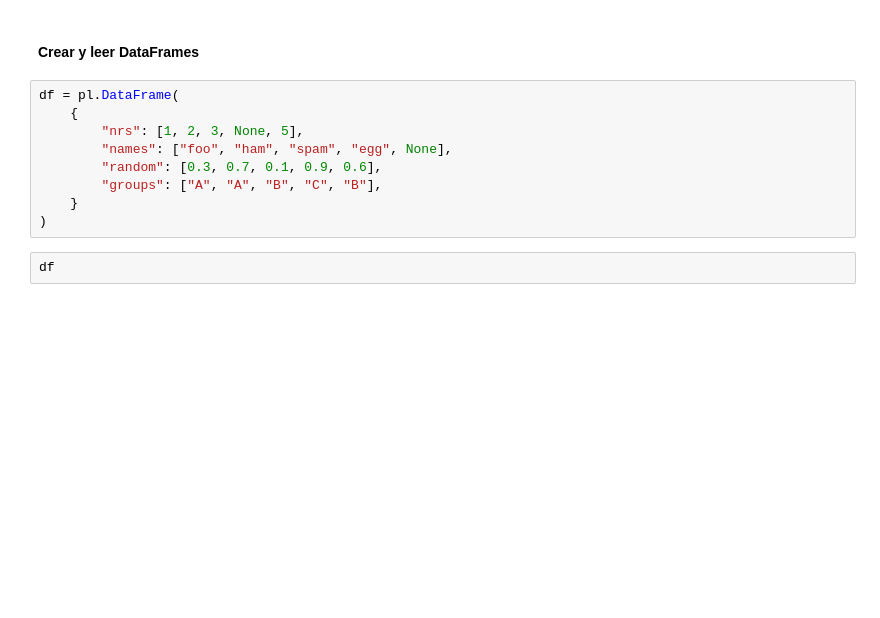
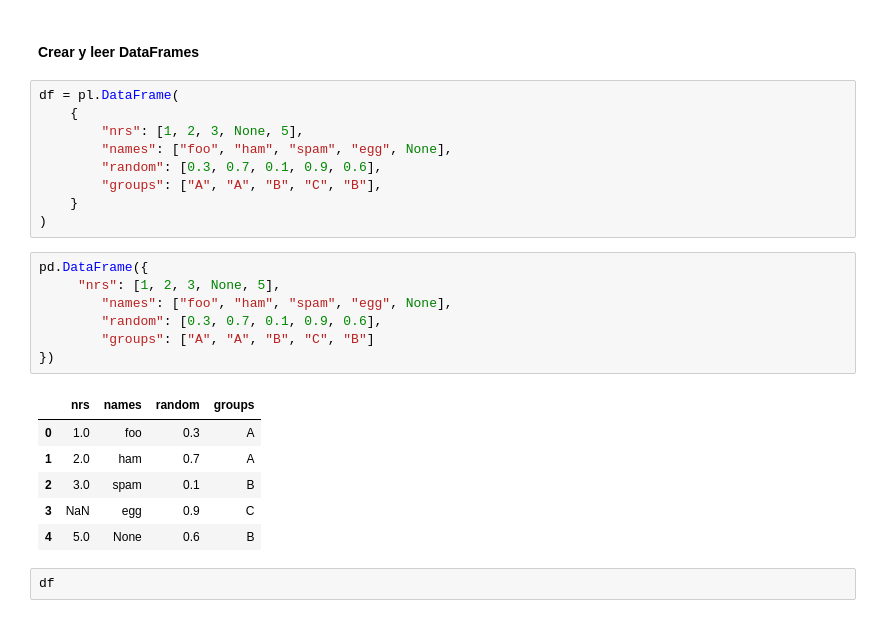
Before and after one commit to jzaineam-cpu/BigData2026, a Jupyter notebook: Cuadernos/5_MediumData_Polars_y_Python2.ipynb, the cells around one changed output. Cells and saved outputs as stored; diff of their text form; blank space fills up the shorter version.

```diff
--- a/Cuadernos/5_MediumData_Polars_y_Python2.ipynb
+++ b/Cuadernos/5_MediumData_Polars_y_Python2.ipynb
@@ -138,6 +143,20 @@ df = pl.DataFrame(
         "groups": ["A", "A", "B", "C", "B"],
     }
 )
+# %%
+pd.DataFrame({
+     "nrs": [1, 2, 3, None, 5],
+        "names": ["foo", "ham", "spam", "egg", None],
+        "random": [0.3, 0.7, 0.1, 0.9, 0.6],
+        "groups": ["A", "A", "B", "C", "B"]
+})
+# %% [output]
+|  | nrs | names | random | groups |
+| 0 | 1.0 | foo | 0.3 | A |
+| 1 | 2.0 | ham | 0.7 | A |
+| 2 | 3.0 | spam | 0.1 | B |
+| 3 | NaN | egg | 0.9 | C |
+| 4 | 5.0 | None | 0.6 | B |
 # %%
 df
 # %% [output]
```
Also changed, not shown: parts of 5 cells of this notebook.
